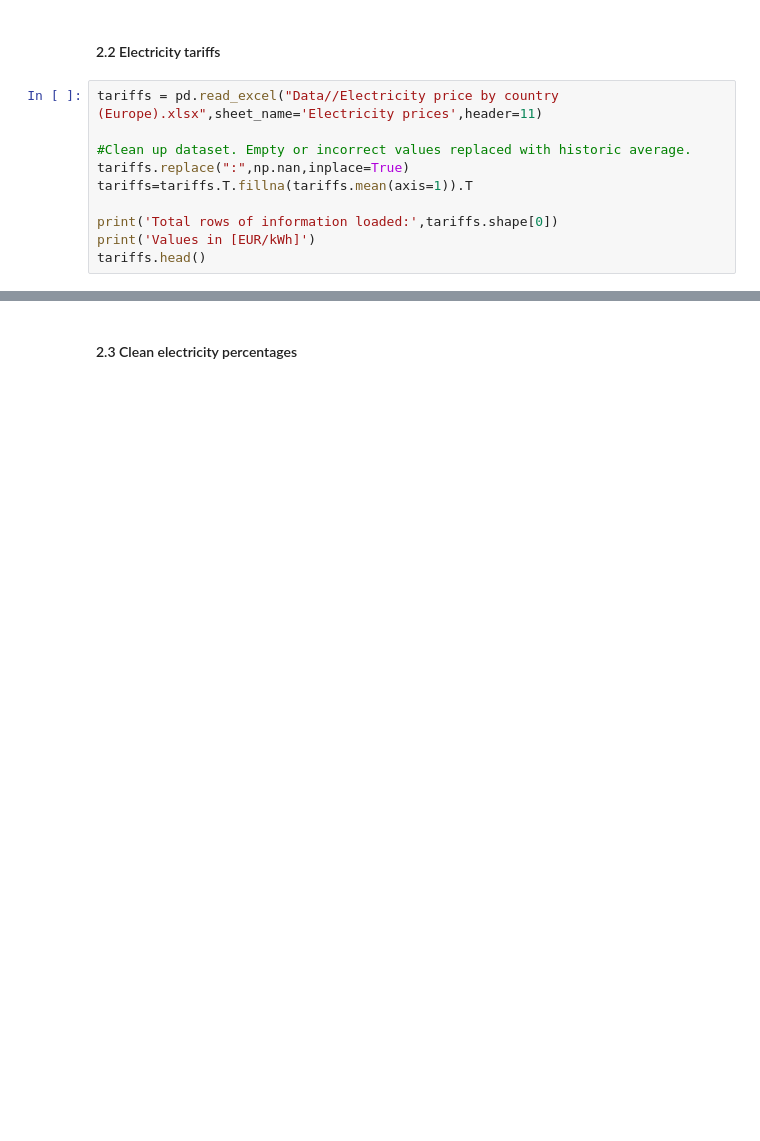
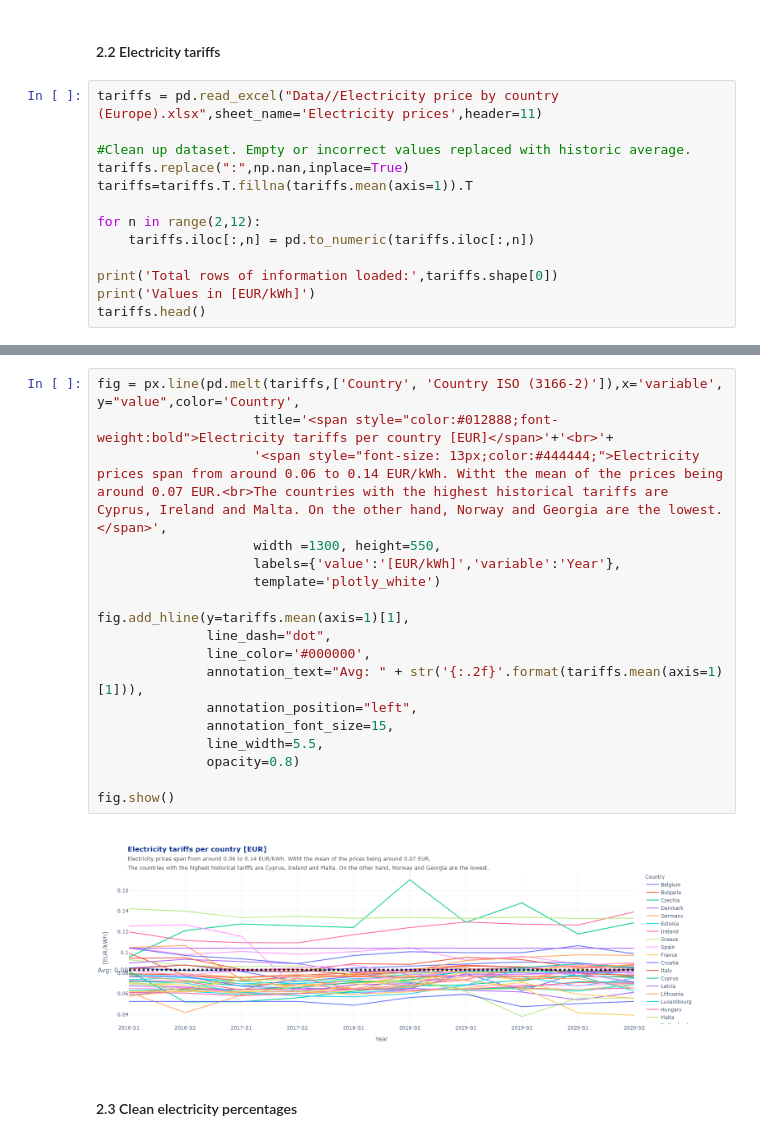
Before and after one commit to FelipeChapa/Projects-and-exercises, a Jupyter notebook: Python/Solar panel potential/Solar panel location and efficiency analysis.ipynb, the cells around one changed output, grey strips where cells are left out. Cells and saved outputs as stored; diff of their text form; blank space fills up the shorter version.

```diff
--- a/Python/Solar panel potential/Solar panel location and efficiency analysis.ipynb
+++ b/Python/Solar panel potential/Solar panel location and efficiency analysis.ipynb
@@ -161,6 +149,9 @@ tariffs = pd.read_excel("Data//Electricity price by country (Europe).xlsx",sheet
 tariffs.replace(":",np.nan,inplace=True)
 tariffs=tariffs.T.fillna(tariffs.mean(axis=1)).T
 
+for n in range(2,12):
+    tariffs.iloc[:,n] = pd.to_numeric(tariffs.iloc[:,n])
+
 print('Total rows of information loaded:',tariffs.shape[0])
 print('Values in [EUR/kWh]')
 tariffs.head()
@@ -176,3 +193,23 @@ Values in [EUR/kWh]
+# %%
+fig = px.line(pd.melt(tariffs,['Country', 'Country ISO (3166-2)']),x='variable', y="value",color='Country',
+                    title='<span style="color:#012888;font-weight:bold">Electricity tariffs per country [EUR]</span>'+'<br>'+
+                    '<span style="font-size: 13px;color:#444444;">Electricity prices span from around 0.06 to 0.14 EUR/kWh. Witht the mean of the prices being around 0.07 EUR.<br>The countries with the highest historical tariffs are Cyprus, Ireland and Malta. On the other hand, Norway and Georgia are the lowest.</span>',
+                    width =1300, height=550,
+                    labels={'value':'[EUR/kWh]','variable':'Year'},
+                    template='plotly_white')
+
+fig.add_hline(y=tariffs.mean(axis=1)[1],
+              line_dash="dot",
+              line_color='#000000',
+              annotation_text="Avg: " + str('{:.2f}'.format(tariffs.mean(axis=1)[1])),
+              annotation_position="left",
+              annotation_font_size=15,
+              line_width=5.5,
+              opacity=0.8)
+
+fig.show()
+# %% [output]
+[figure, added]
 # %% [markdown]
 #### <a id="link2.3"> </a>2.3 Clean electricity percentages
 # %%
```
Also changed, not shown: parts of 26 cells of this notebook, 1 other file.
